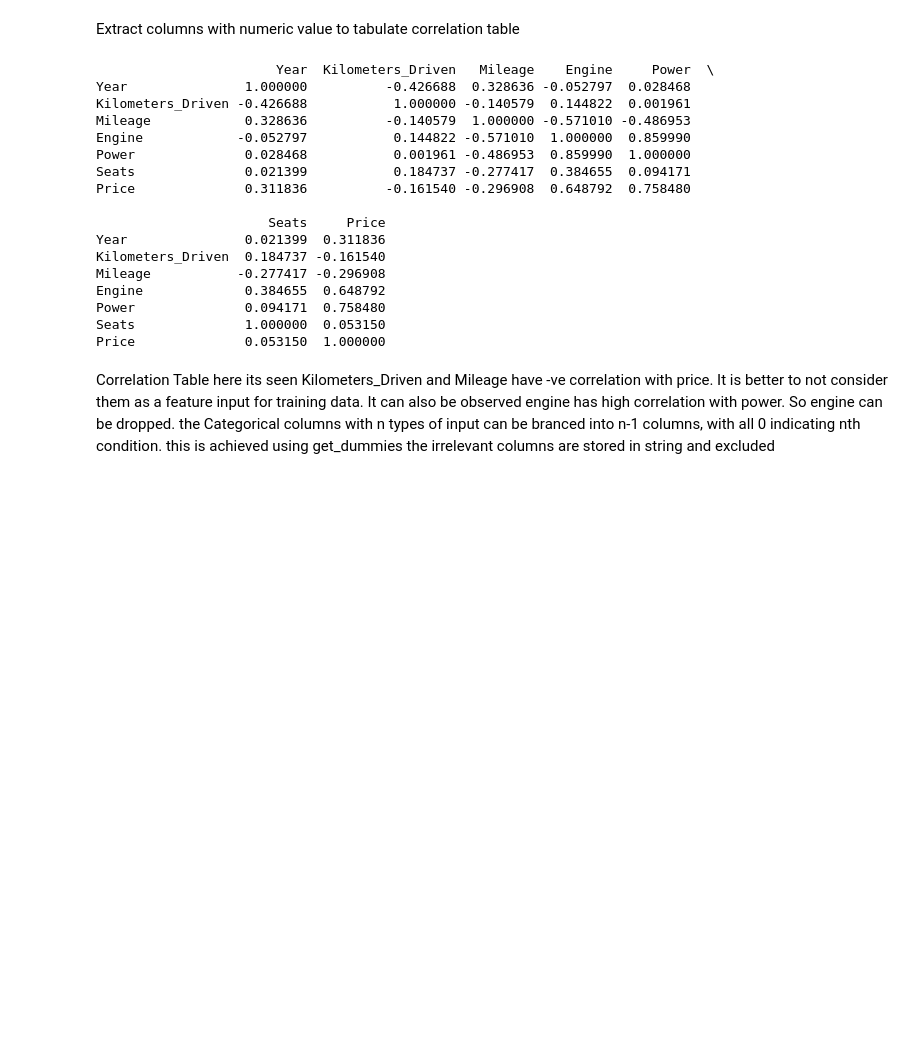
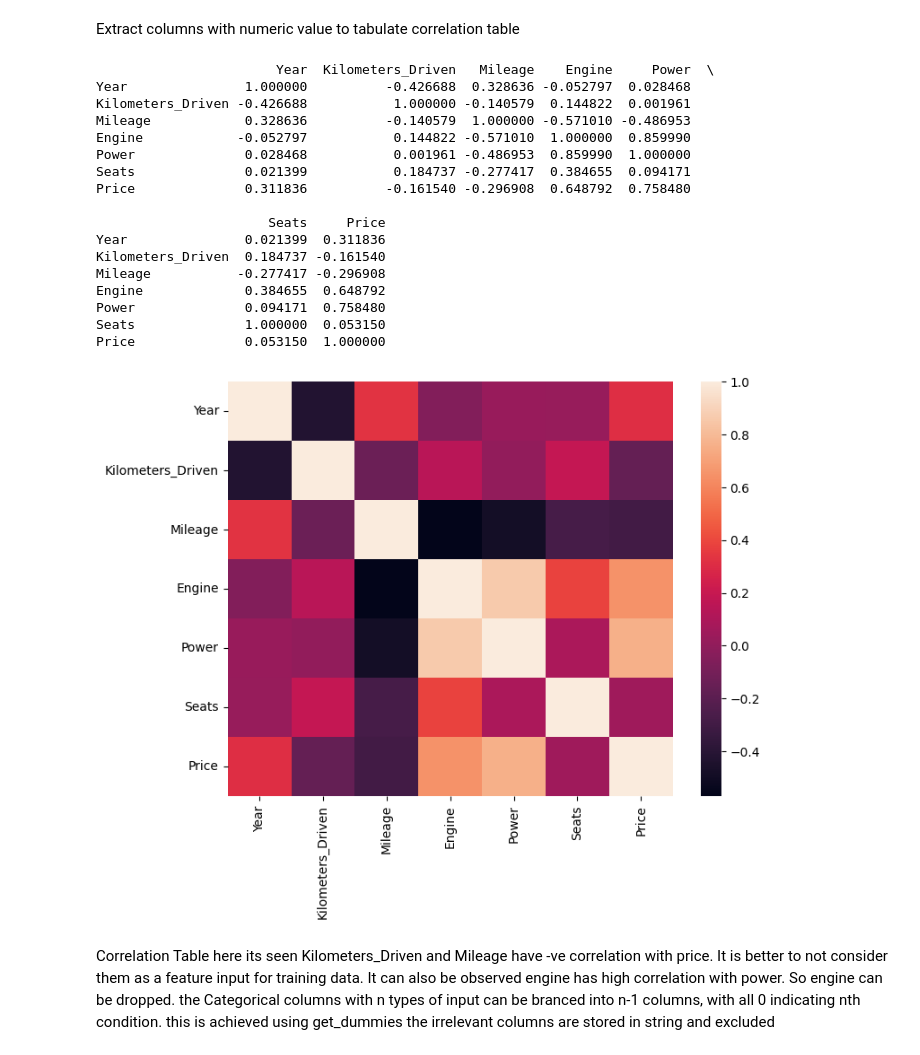
Before and after one commit to MANAS-AI-Taskphase-24-25/Chirag-Rao-KV, a Jupyter notebook: Task2.0/Linear_Regression-Copy1.ipynb, the cells around one changed output. Saved outputs shown, nothing was run; the diff lists cells and outputs as text; code cells hidden in the pictures; blank space fills up the shorter version.

```diff
--- a/Task2.0/Linear_Regression-Copy1.ipynb
+++ b/Task2.0/Linear_Regression-Copy1.ipynb
@@ -34,28 +35,32 @@ Extract columns with numeric value to tabulate correlation table
 # %%
 numeric_columns = train_file.select_dtypes(include=[np.number]).columns
 train_file_numeric = train_file[numeric_columns]
 
 # Calculate the correlation matrix
 correlation_matrix = train_file_numeric.corr()
 print(correlation_matrix)
+plt.figure(figsize=(8, 6))  # Adjust the size of the plot
+sns.heatmap(correlation_matrix)
+plt.show()
 # %% [output]
                        Year  Kilometers_Driven   Mileage    Engine     Power  \
 Year               1.000000          -0.426688  0.328636 -0.052797  0.028468
 Kilometers_Driven -0.426688           1.000000 -0.140579  0.144822  0.001961
 Mileage            0.328636          -0.140579  1.000000 -0.571010 -0.486953
 Engine            -0.052797           0.144822 -0.571010  1.000000  0.859990
 Power              0.028468           0.001961 -0.486953  0.859990  1.000000
 Seats              0.021399           0.184737 -0.277417  0.384655  0.094171
 Price              0.311836          -0.161540 -0.296908  0.648792  0.758480
 
                       Seats     Price
 Year               0.021399  0.311836
 Kilometers_Driven  0.184737 -0.161540
 Mileage           -0.277417 -0.296908
 Engine             0.384655  0.648792
 Power              0.094171  0.758480
 Seats              1.000000  0.053150
 Price              0.053150  1.000000
+[figure, added]
 # %% [markdown]
 Correlation Table
 here its seen Kilometers_Driven and Mileage have -ve correlation with price. It is better to not consider them as a feature input for training data.
```
Also changed, not shown: parts of 6 cells of this notebook, 2 other files.
